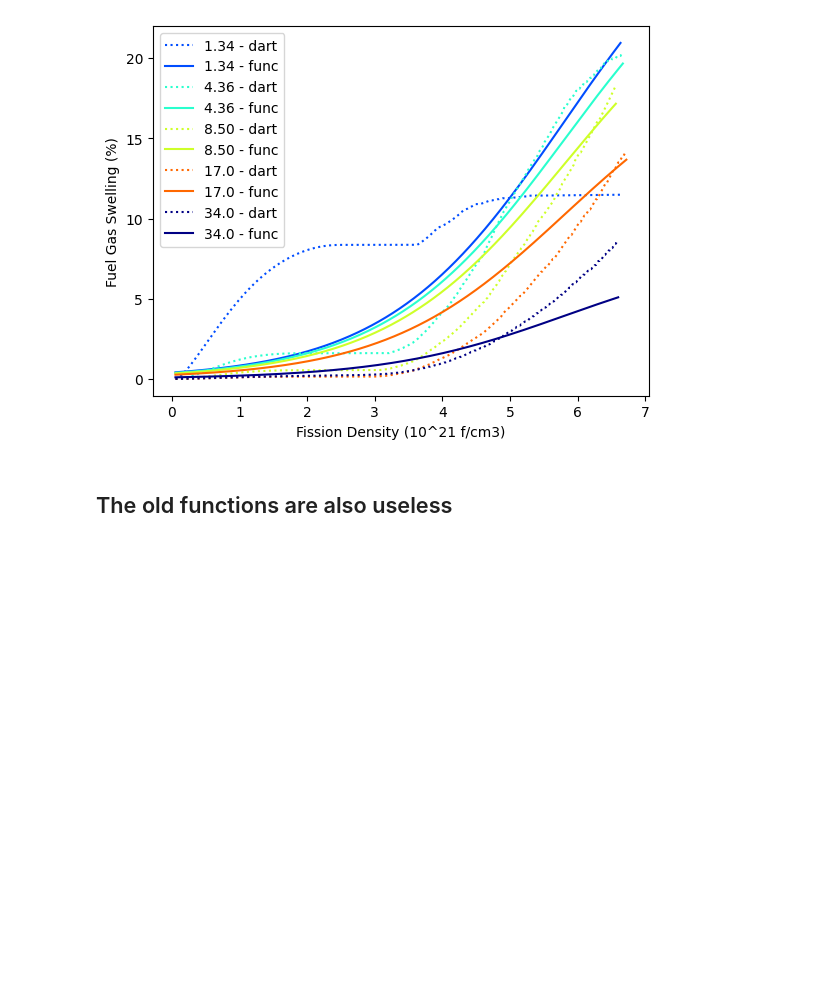
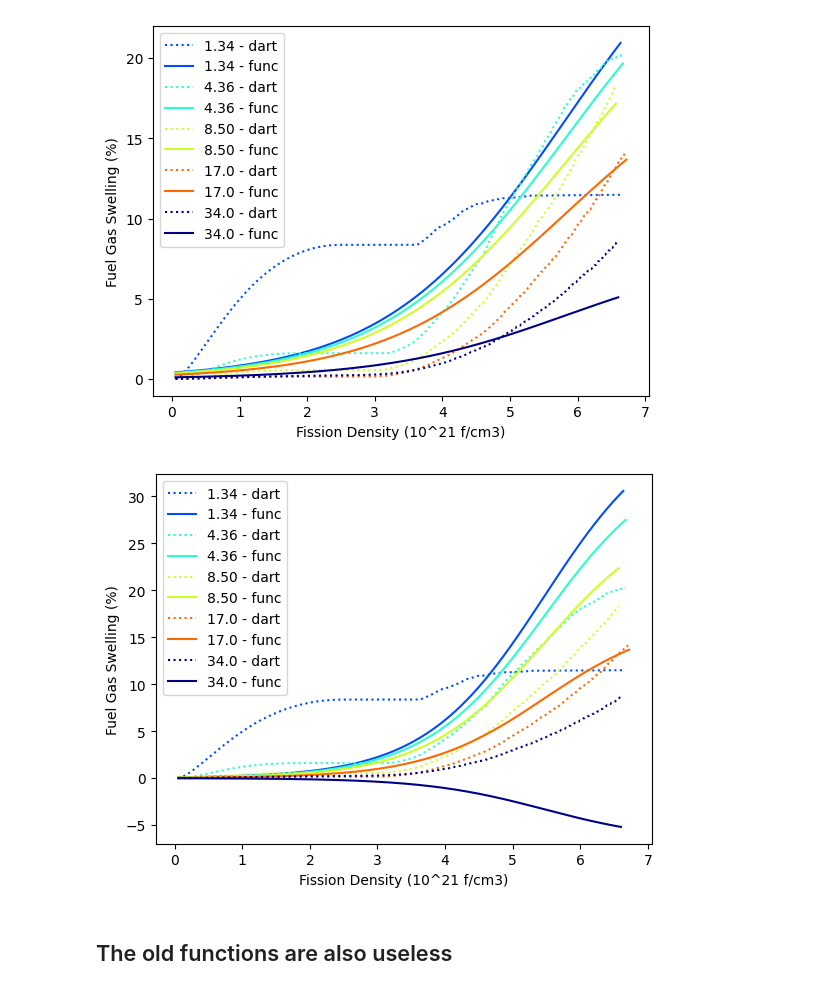
Before and after one commit to ahasan3-ncsu/wd-swelling, a Jupyter notebook: data_2022/neuralnet.ipynb, the cells around one changed output. Cells and saved outputs as stored; diff of their text form; code cells hidden in the pictures; blank space fills up the shorter version.

```diff
--- a/data_2022/neuralnet.ipynb
+++ b/data_2022/neuralnet.ipynb
@@ -297,6 +309,31 @@ plt.legend()
 plt.show()
 # %% [output]
 [figure]
+# %%
+def of1(x, l, k, x0):
+    return l / (1 + np.exp(-k * (x-x0)))
+
+def of2(x, a, b):
+    fd, D = x
+    return of1(fd, 42.9, 1.13, 5.47) * (a * D + b)
+
+def of3(x, c, d, e):
+    fd, D, r, T = x
+    return of2((fd, D), -0.0527, 1.54) * (c * r + d * T + e)
+# %%
+for tra, yeet, col in zip([tra1, tra2, tra3, tra4, tra5], ['1.34', '4.36', '8.50', '17.0', '34.0'], [0.2, 0.4, 0.6, 0.8, 1]):
+    X_test_p = (tra['Fission Density (10^21 f/cm3)'], tra['Grain Size (um)'],
+                tra['Fission Rate (10^14 f/cm3/s)'], tra['Coolant init Temp (C)'])
+    y_pred_p = of3(X_test_p, 0.10762374, 0.00120756, 0.32694967)
+    plt.plot(tra['Fission Density (10^21 f/cm3)'].values, tra['Fuel Gas Swelling (%)'], color=plt.cm.jet(col), ls=':', label=f'{yeet} - dart')
+    plt.plot(tra['Fission Density (10^21 f/cm3)'].values, y_pred_p, color=plt.cm.jet(col), label=f'{yeet} - func')
+
+plt.xlabel('Fission Density (10^21 f/cm3)')
+plt.ylabel('Fuel Gas Swelling (%)')
+plt.legend()
+plt.show()
+# %% [output]
+[figure, added]
 # %% [markdown]
 ## The old functions are also useless
 # %% [markdown]
```
Also changed, not shown: parts of 20 cells of this notebook, 7 other files.
